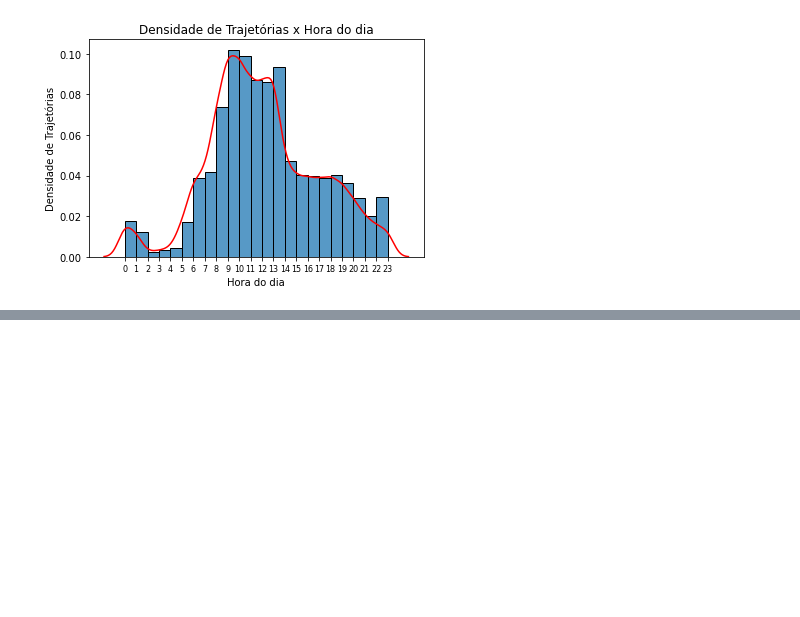
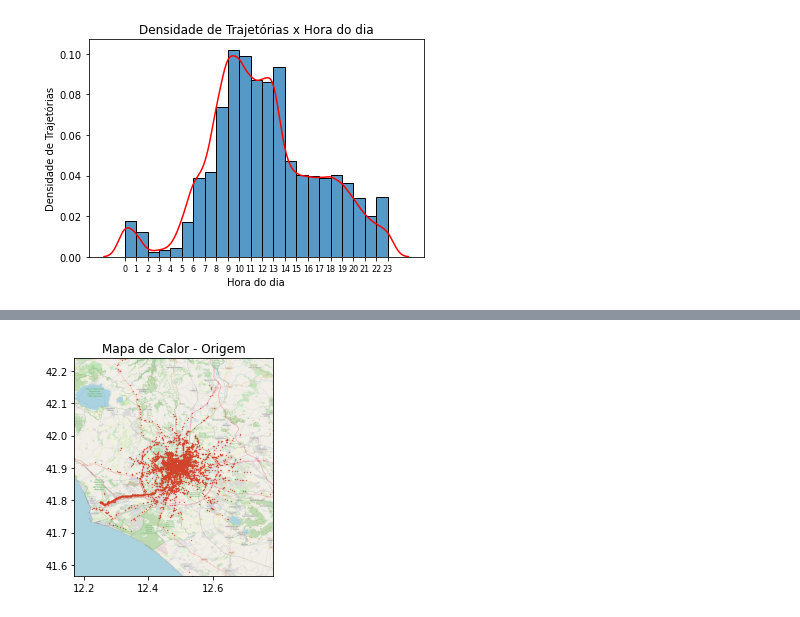
Before and after one commit to TulioNPL/Pesquisa, a Jupyter notebook: jupyter/main.ipynb, the cells around one changed output, grey strips where cells are left out. Cells and saved outputs as stored; diff of their text form; code cells hidden in the pictures; blank space fills up the shorter version.

```diff
--- a/jupyter/main.ipynb
+++ b/jupyter/main.ipynb
@@ -532,0 +533,37 @@ cdfTempoPorTraj()
+# %%
+def mapaCalorOrigem():
+    origens = []
+
+    # separar lista de pontos de origem
+    for key in keys:
+        ant = 0
+
+        for item in separator[key]:
+
+            ponto = pontos[key][ant].pointData['Coord']
+            origens.append(ponto)
+            ant = item+1
+
+    # plotar lista no mapa
+
+    longOrig = [i[1] for i in origens]
+    latOrig = [i[0] for i in origens]
+
+    BBox = (min(longOrig),max(longOrig),min(latOrig),max(latOrig)) #limites laterais do mapa
+    # print(BBox)
+
+    ruh_m = plt.imread(path+'/img/backmaps/backmap_orig.png') #mapa a ser usado de fundo
+
+    fig, ax = plt.subplots()
+    ax.scatter(longOrig, latOrig, zorder=1, alpha=1, c='#d1432a', s=0.5,marker=".")
+    ax.set_title('Mapa de Calor - Origem')
+    ax.set_xlim(BBox[0],BBox[1])
+    ax.set_ylim(BBox[2],BBox[3])
+    ax.imshow(ruh_m,zorder=0, extent=BBox, aspect='equal')
+
+    # plt.savefig(path+"/img/mapaCalorOrigem.png", dpi=300)
+    plt.show()
+
+mapaCalorOrigem()
+# %% [output]
+[figure, added]
```
Also changed, not shown: parts of 3 cells of this notebook.
